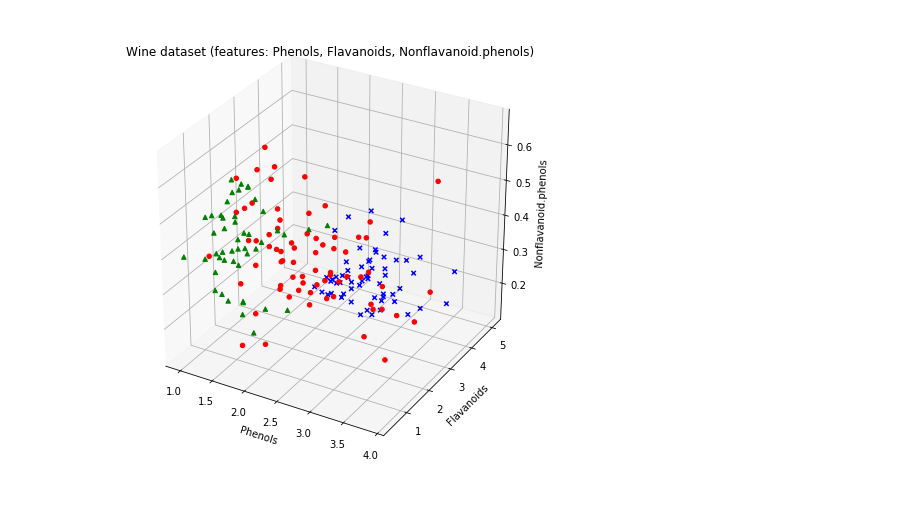
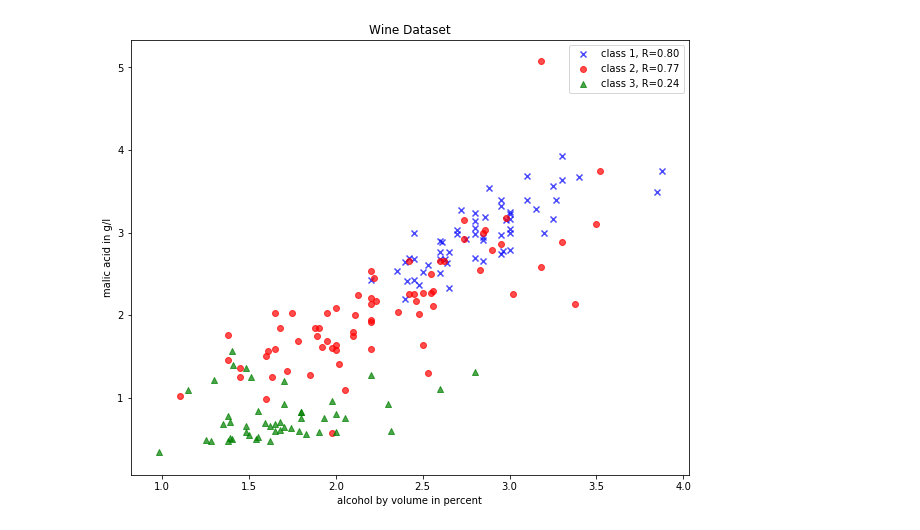
Before and after one commit to Bidanets/FRiS-STOLP, a Jupyter notebook: FRiS-STOLP.ipynb, the cells around one changed output. Saved outputs shown, nothing was run; the diff lists cells and outputs as text; code cells hidden in the pictures; blank space fills up the shorter version.

```diff
--- a/FRiS-STOLP.ipynb
+++ b/FRiS-STOLP.ipynb
@@ -191,27 +9,0 @@ plt.show()
-# %%
-data = X_wine[:, 5:8]
-# %%
-fig = plt.figure(figsize = (8,8))
-ax = fig.add_subplot(111, projection = '3d')
-
-for label,marker,color in zip(
-        range(1,4),('x', 'o', '^'),('blue','red','green')):
-
-    ax.scatter(data[:,0][y_wine == label],
-               data[:,1][y_wine == label],
-               data[:,2][y_wine == label],
-               marker = marker,
-               color = color,
-               s = 20,  # размер точек на графике
-               alpha=1.0, # прозрачность точек на графике
-               label='class {}'.format(label))
-
-ax.set_xlabel('Phenols')
-ax.set_ylabel('Flavanoids')
-ax.set_zlabel('Nonflavanoid.phenols')
-
-plt.title('Wine dataset (features: Phenols, Flavanoids, Nonflavanoid.phenols)')
-
-plt.show()
-# %% [output]
-[figure, removed]
@@ -239,39 +23,55 @@ def Distance(x, y):
 # %%
 def PrepareData():
     all_data = np.loadtxt(open("./wine_data.csv","r"), delimiter = ",", skiprows = 0, dtype = np.float64)
 
     # load class labels from column 1
     y_wine = all_data[:,0]
     #print (y_wine)
     # conversion of the class labels to integer-type array
     y_wine = y_wine.astype(np.int64, copy = False)
 
     # load the 14 features
     X_wine = all_data[:,1:]
 
-    data = all_data[:, 6:9]
+    data = all_data[:, 6:8]   #!!!!!!!!!!!!!!!!!!!!!!!!!!!!!!!!!!!!!!! 6:9
 
-    w, h = 4, len(data)
+    from scipy.stats import pearsonr
+
+    plt.figure(figsize=(10,8))
+
+    for label,marker,color in zip(
+            range(1,4),('x', 'o', '^'),('blue', 'red', 'green')):
+
+        # Calculate Pearson correlation coefficient
+        R = pearsonr(data[:,0][y_wine == label], data[:,1][y_wine == label])
+        plt.scatter(x=data[:,0][y_wine == label], # x-axis: feat. from col. 1
+                    y=data[:,1][y_wine == label], # y-axis: feat. from col. 2
+                    marker=marker, # data point symbol for the scatter plot
+                    color=color,
+                    alpha=0.7,
+                    label='class {:}, R={:.2f}'.format(label, R[0]) # label for the legend
+                    )
+
+    plt.title('Wine Dataset')
+    plt.xlabel('alcohol by volume in percent')
+    plt.ylabel('malic acid in g/l')
+    plt.legend(loc='upper right')
+
+    plt.show()
+
+
+
+    w, h = 3, len(data)
     m = [[0 for x in range(w)] for y in range(h)]
 
     for i in range(len(data)):
-        for j in range(3):
+        for j in range(2):
             m[i][j] = data[i, j]
-        m[i][3] = y_wine[i]
+        m[i][2] = y_wine[i]
     data = m
     return data
 
 data = PrepareData()
-
-def Get_Nearest_Neighbour(x, Omega):
-    dist = [0]*len(Omega)
-
-    for i in range(len(Omega)):
-        dist[i] = Distance(x[0:len(x)-1], Omega[i][0:len(x)-1])
-
-    min_dist = min(dist)
-
-    for i in range(len(Omega)):
-        if dist[i] == min_dist:
-            return Omega[i]
+# %% [output]
+[figure, added]
 # %%
```
Also changed, not shown: parts of 18 cells of this notebook.
